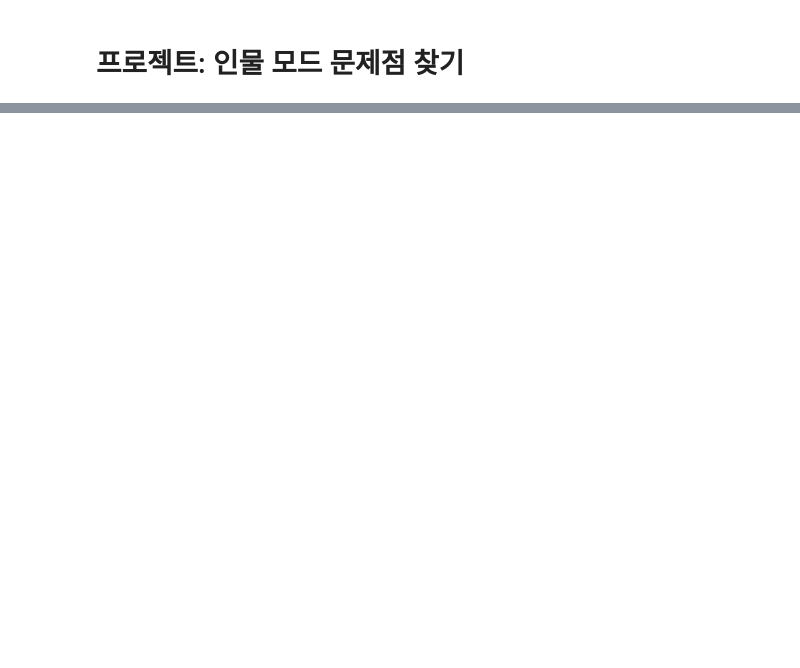
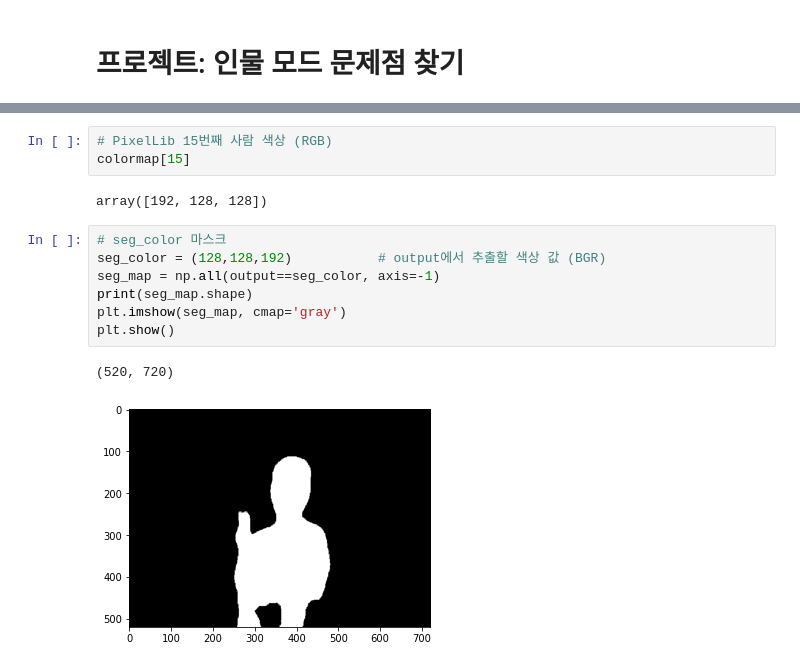
Before and after one commit to twelvesense/first-repository, a Jupyter notebook: ExplNode10.ipynb, the cells around one changed output, grey strips where cells are left out. Saved outputs shown, nothing was run; the diff lists cells and outputs as text; blank space fills up the shorter version.

```diff
--- a/ExplNode10.ipynb
+++ b/ExplNode10.ipynb
@@ -68,0 +95,15 @@ import matplotlib.pyplot as plt
+# %%
+# PixelLib 15번째 사람 색상 (RGB)
+colormap[15]
+# %% [output]
+array([192, 128, 128])
+# %%
+# seg_color 마스크
+seg_color = (128,128,192)           # output에서 추출할 색상 값 (BGR)
+seg_map = np.all(output==seg_color, axis=-1)
+print(seg_map.shape)
+plt.imshow(seg_map, cmap='gray')
+plt.show()
+# %% [output]
+(520, 720)
+[figure, added]
```
Also changed, not shown: parts of 60 cells of this notebook.
